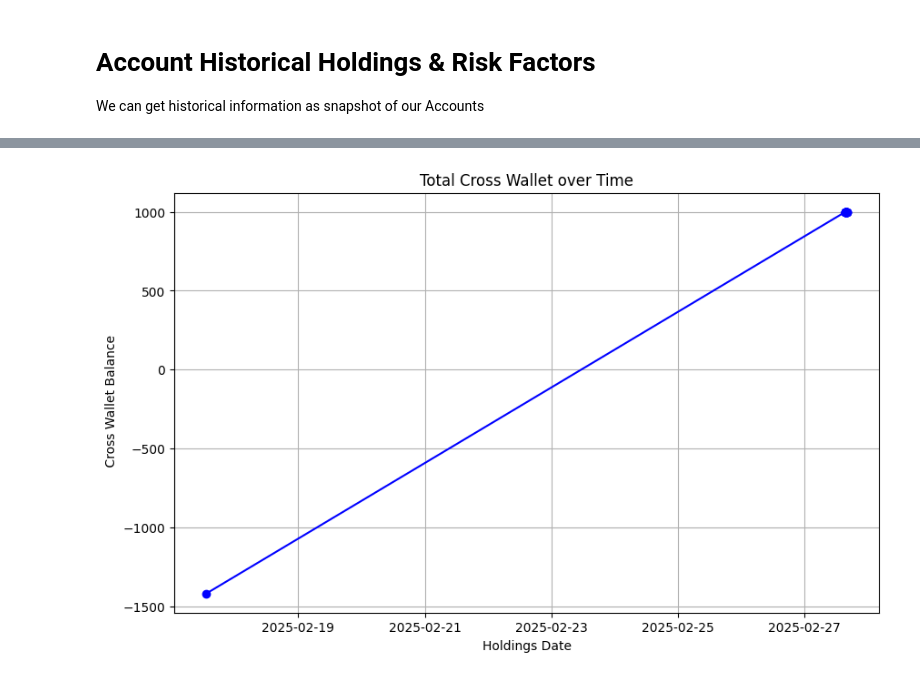
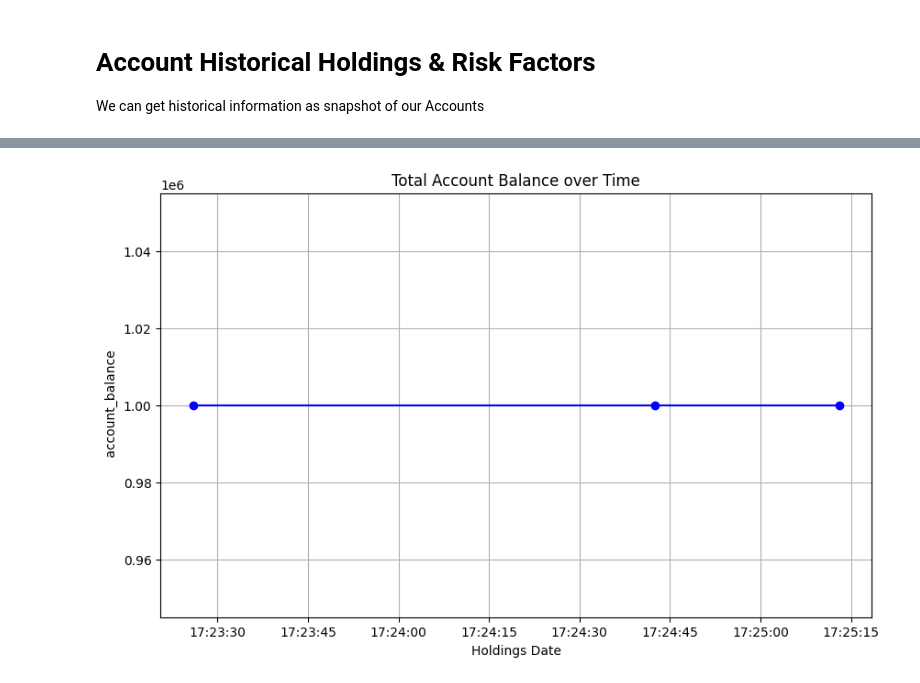
Before and after one commit to olksndrdevhub/mainsequence-sdk, a Jupyter notebook: examples/markets/accounts/accounts_tutorial.ipynb, the cells around one changed output, grey strips where cells are left out. Drawn from its saved outputs; the diff is of its cells as text; code cells hidden in the pictures.

```diff
--- a/examples/markets/accounts/accounts_tutorial.ipynb
+++ b/examples/markets/accounts/accounts_tutorial.ipynb
@@ -112,30 +127,30 @@ risk_factors=AccountRiskFactors.filter(related_holdings__id__in=[h.id for h in h
 # %%
 
 holdings_date_map = {h.id: h.holdings_date for h in historical_holdings}
 
 # Prepare lists for plotting
 dates = []
 balances = []
 
 # Loop over your risk factors data (a list of dictionaries)
 for rf in risk_factors:
-    holding_id = rf['related_holdings']
+    holding_id = rf.related_holdings.id
     # Check if we have a corresponding holding date
-    if holding_id in holdings_date_map:
+    if holding_id in holdings_date_map.keys():
         dates.append(holdings_date_map[holding_id])
-        balances.append(rf['total_cross_wallet_balance'])
+        balances.append(rf.account_balance)
 
 # Optionally, sort the data by date if not already sorted
 data = sorted(zip(dates, balances), key=lambda x: x[0])
 sorted_dates, sorted_balances = zip(*data) if data else ([], [])
 
 # Create the plot
 plt.figure(figsize=(10, 6))
 plt.plot(sorted_dates, sorted_balances, marker='o', linestyle='-', color='b')
 plt.xlabel("Holdings Date")
-plt.ylabel(" Cross Wallet Balance")
-plt.title("Total Cross Wallet over Time")
+plt.ylabel(" account_balance")
+plt.title("Total Account Balance over Time")
 plt.grid(True)
 plt.show()
 # %% [output]
-[figure, old version]
+[figure, new version]
```
Also changed, not shown: parts of 5 cells of this notebook, 2 other files.
